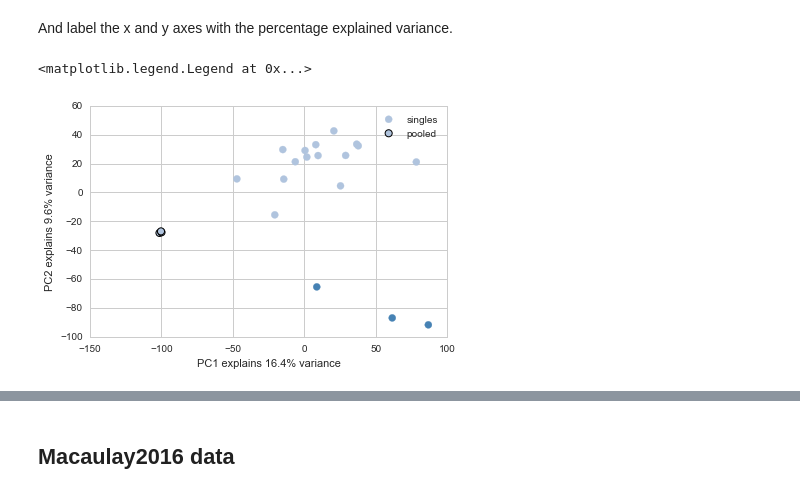
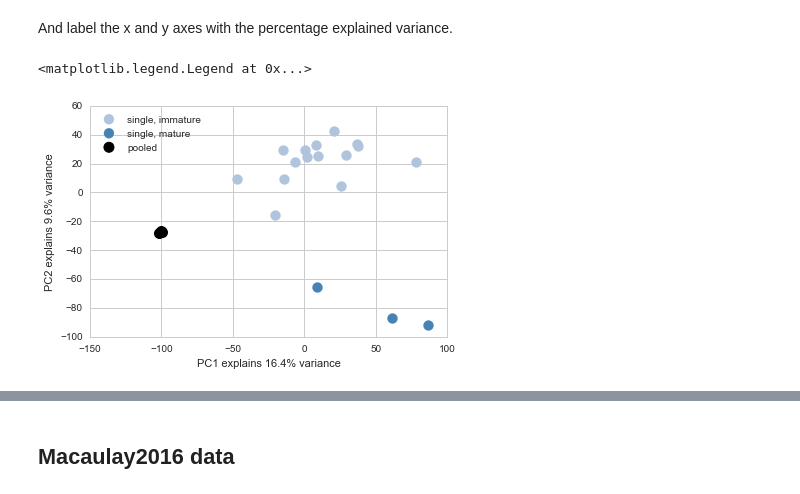
Before and after one commit to YeoLab/single-cell-bioinformatics, a Jupyter notebook: notebooks/2.4_Apply_dimensionality_reduction_on_Shalek2013_Macaulay2016.ipynb, the cells around one changed output, grey strips where cells are left out. Cells and saved outputs as stored; diff of their text form; code cells hidden in the pictures.

```diff
--- a/notebooks/2.4_Apply_dimensionality_reduction_on_Shalek2013_Macaulay2016.ipynb
+++ b/notebooks/2.4_Apply_dimensionality_reduction_on_Shalek2013_Macaulay2016.ipynb
@@ -170,0 +176,3 @@ ax.legend()
+# %%
+immature = shalek2013_metadata.query('maturity == "immature"').index
+immature
@@ -170,0 +183,3 @@ ax.legend()
+# %%
+mature = shalek2013_metadata.query('maturity == "mature"').index
+mature
@@ -173,19 +226,24 @@ And label the x and y axes with the percentage explained variance.
 # %%
 # Initialize a figure with a single subpanel (axes, or ax) to plot on
 fig, ax = plt.subplots()
 
 
 # Plot the first ("0") and second ("1") components
-ax.scatter(smushed.loc[singles, 0], smushed.loc[singles, 1], color=maturity_color, s=50, label='singles')
-ax.scatter(smushed.loc[pooled, 0], smushed.loc[pooled, 1], color=maturity_color,
-           edgecolor='black', linewidth=1, s=50, label='pooled')
+ax.scatter(smushed.loc[singles & immature, 0], smushed.loc[singles & immature, 1], color='lightsteelblue',
+           s=100, label='single, immature')
+ax.scatter(smushed.loc[singles & mature, 0], smushed.loc[singles & mature, 1], color='steelblue',
+           s=100, label='single, mature')
+ax.scatter(smushed.loc[pooled, 0], smushed.loc[pooled, 1], color='black',
+           edgecolor='black', linewidth=1, s=100, label='pooled')
 
 xlabel = 'PC1 explains {:.1f}% variance'.format(100*smusher.explained_variance_ratio_[0])
 ylabel = 'PC2 explains {:.1f}% variance'.format(100*smusher.explained_variance_ratio_[1])
 
 ax.set_xlabel(xlabel)
 ax.set_ylabel(ylabel)
-ax.legend()
+
+# Force legend location to be upper left
+ax.legend(loc='upper left')
 # %% [output]
 <matplotlib.legend.Legend at 0x...>
-[figure, old version]
+[figure, new version]
```
Also changed, not shown: parts of 29 cells of this notebook, 4 other files.
